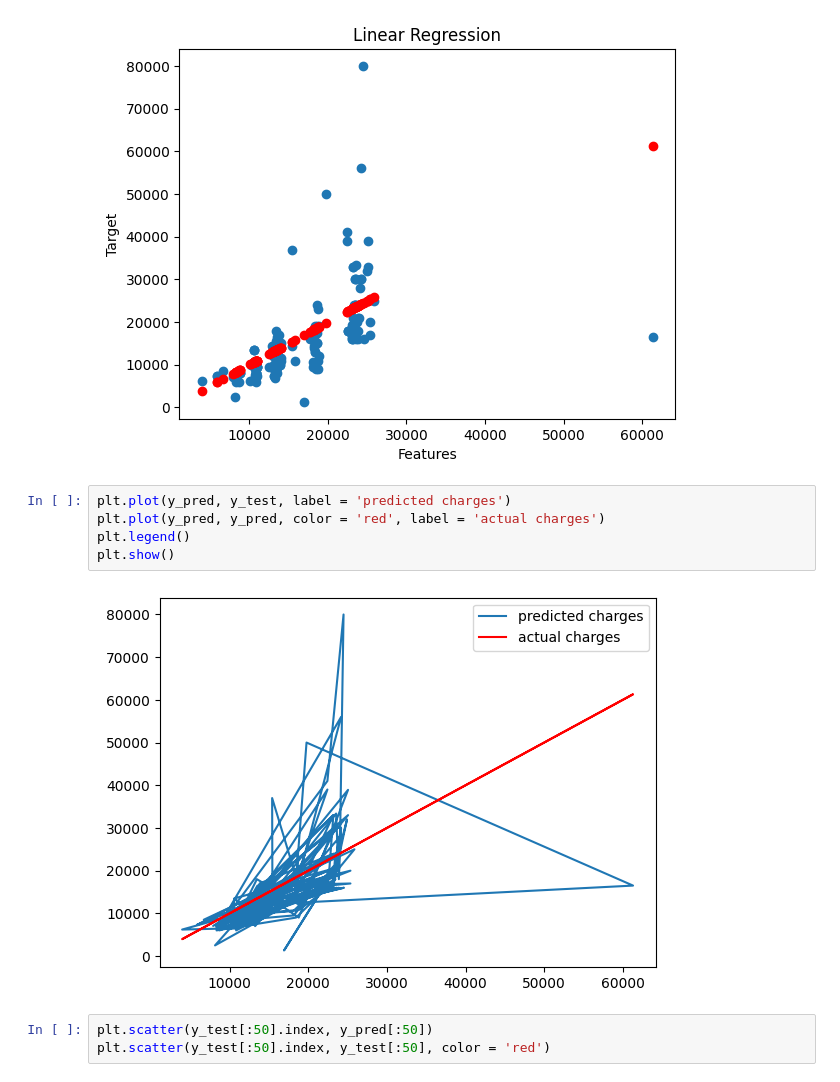
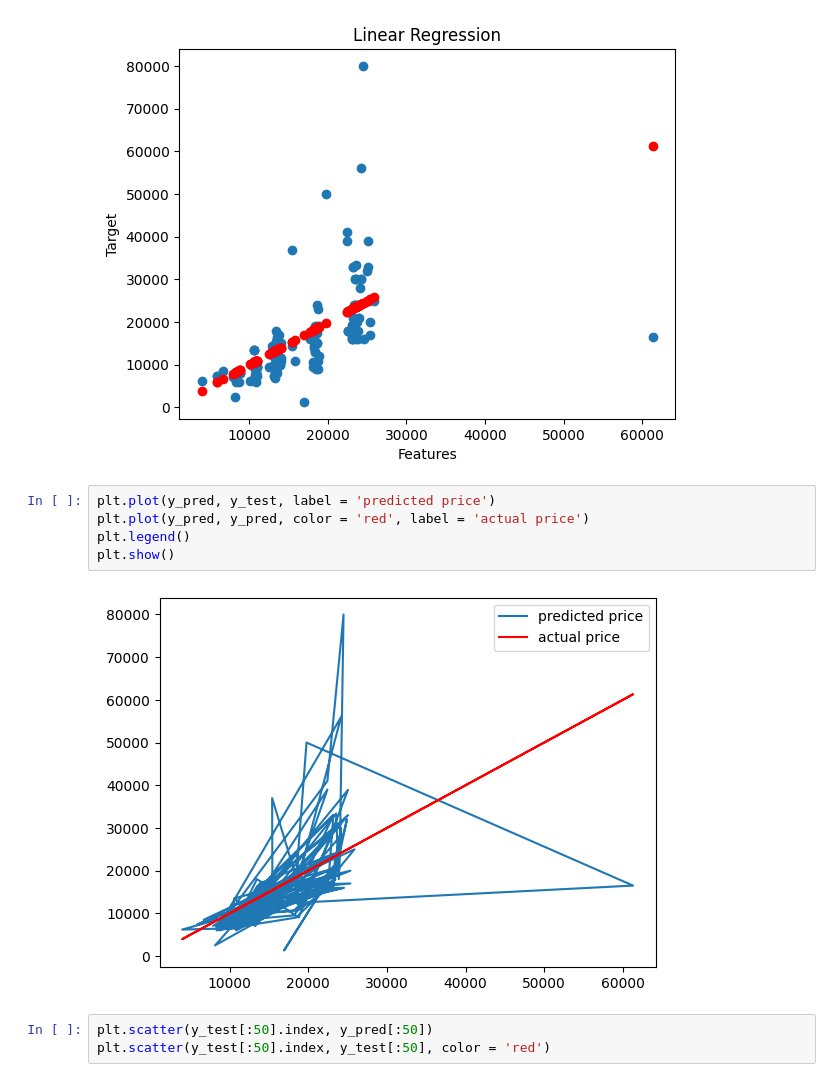
Before and after one commit to Meghna2395/NextHikes--Feature-Extraction-and-Price-Prediction-for-Mobile-Phones, a Jupyter notebook: Feature Extraction and Price Prediction for Mobile Phones.ipynb, the cells around one changed output. Saved outputs shown, nothing was run; the diff lists cells and outputs as text.

```diff
--- a/Feature Extraction and Price Prediction for Mobile Phones.ipynb
+++ b/Feature Extraction and Price Prediction for Mobile Phones.ipynb
@@ -258,12 +258,12 @@ plt.show()
 # %% [output]
 [figure]
 # %%
-plt.plot(y_pred, y_test, label = 'predicted charges')
-plt.plot(y_pred, y_pred, color = 'red', label = 'actual charges')
+plt.plot(y_pred, y_test, label = 'predicted price')
+plt.plot(y_pred, y_pred, color = 'red', label = 'actual price')
 plt.legend()
 plt.show()
 # %% [output]
-[figure, old version]
+[figure, new version]
 # %%
 plt.scatter(y_test[:50].index, y_pred[:50])
 plt.scatter(y_test[:50].index, y_test[:50], color = 'red')
```
Also changed, not shown: parts of 2 cells of this notebook.
